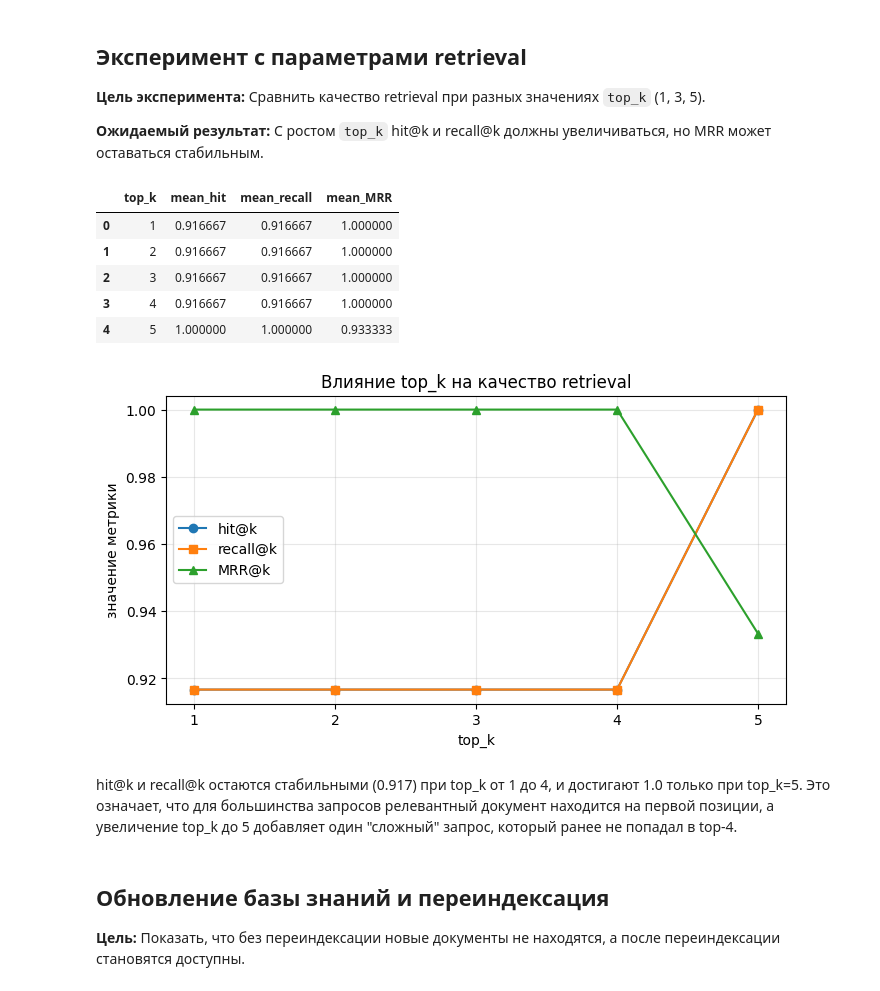
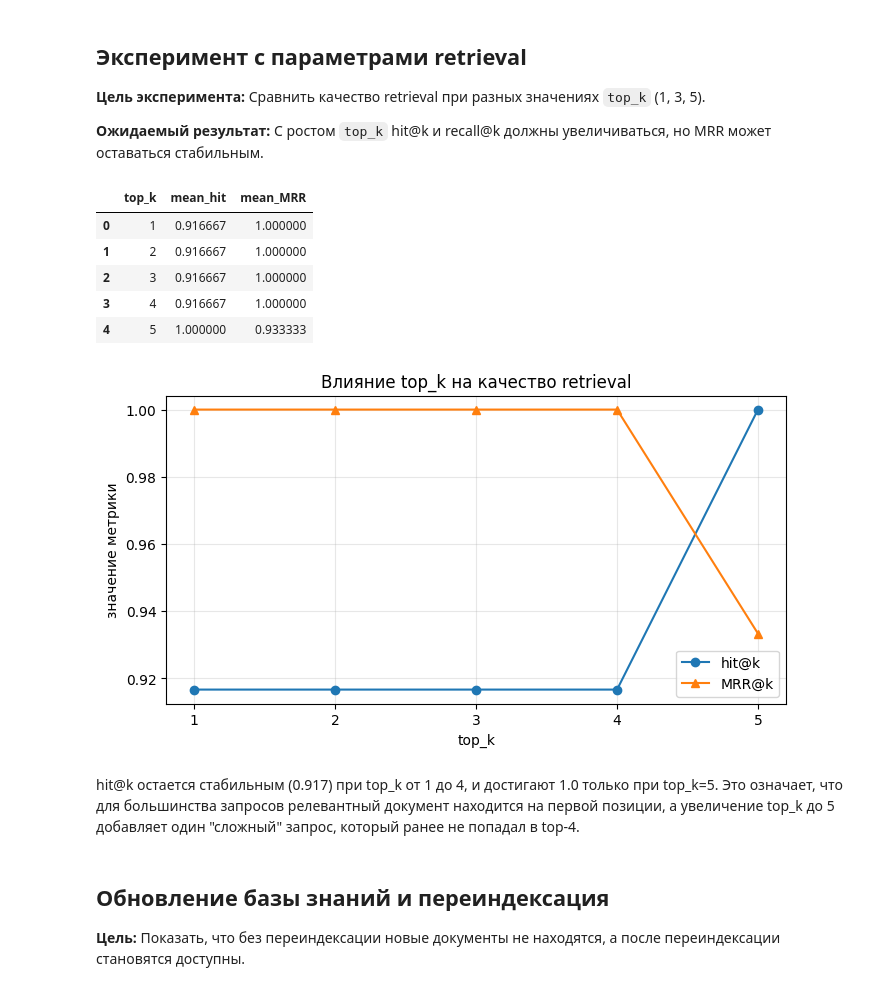
Before and after one commit to dashaaasd/Mazunina-group-2, a Jupyter notebook: homeworks/HW14/HW14.ipynb, the cells around one changed output. Drawn from its saved outputs; the diff is of its cells as text; code cells hidden in the pictures.

```diff
--- a/homeworks/HW14/HW14.ipynb
+++ b/homeworks/HW14/HW14.ipynb
@@ -51,19 +51,30 @@ NumPy: 2.4.3
 Pandas: 2.3.3
 FAISS available: True
 # %%
-# Фиксируем seed и определяем устройство.
+import random
+import numpy as np
+
 def set_seed(seed: int = 42) -> None:
     random.seed(seed)
     np.random.seed(seed)
 
+    try:
+        import torch
+        torch.manual_seed(seed)
+        if torch.cuda.is_available():
+            torch.cuda.manual_seed(seed)
+            torch.cuda.manual_seed_all(seed)  # для multi-GPU
+            torch.backends.cudnn.deterministic = True
+            torch.backends.cudnn.benchmark = False
+    except ImportError:
+        pass  # torch не установлен
 
 set_seed(42)
 
 try:
     import torch
-
     DEVICE = "cuda" if torch.cuda.is_available() else "cpu"
-except Exception:
+except ImportError:
     DEVICE = "cpu"
 
 print("Устройство для работы:", DEVICE)
@@ -855,53 +871,54 @@ Notes:
 
 **Ожидаемый результат:** С ростом `top_k` hit@k и recall@k должны увеличиваться, но MRR может оставаться стабильным.
 # %%
+import matplotlib.pyplot as plt
+
 def compute_mrr(results_df: pd.DataFrame) -> float:
-    """Вычисляет MRR (Mean Reciprocal Rank) для одного запроса"""
+    """Вычисляет MRR (Mean Reciprocal Rank)"""
     first_relevant = results_df["rank_of_first_relevant"]
     valid_ranks = first_relevant[first_relevant.notna()]
     if len(valid_ranks) == 0:
         return 0.0
     return (1.0 / valid_ranks).mean()
 
-
+# Переиспользуем существующую функцию evaluate_retrieval
 topk_values = [1, 2, 3, 4, 5]
 experiment_results = []
 
 for top_k in topk_values:
     eval_df = evaluate_retrieval(benchmark_queries, artifacts=artifacts, top_k=top_k)
     mrr = compute_mrr(eval_df)
 
+    # Переименовываем колонки для эксперимента
     experiment_results.append({
         "top_k": top_k,
-        "mean_hit": eval_df[f"hit@{top_k}"].mean(),
-        "mean_recall": eval_df[f"recall@{top_k}"].mean(),
+        "mean_hit": eval_df["hit_at_k"].mean(),
         "mean_MRR": mrr,
     })
 
 exp_df = pd.DataFrame(experiment_results)
 display(exp_df)
 
 plt.figure(figsize=(8, 4))
 plt.plot(exp_df["top_k"], exp_df["mean_hit"], marker="o", label="hit@k")
-plt.plot(exp_df["top_k"], exp_df["mean_recall"], marker="s", label="recall@k")
 plt.plot(exp_df["top_k"], exp_df["mean_MRR"], marker="^", label="MRR@k")
-plt.xticks([1, 2, 3, 4, 5])  # ← добавить эту строку
+plt.xticks(topk_values)
 plt.xlabel("top_k")
 plt.ylabel("значение метрики")
 plt.title("Влияние top_k на качество retrieval")
 plt.legend()
 plt.grid(alpha=0.3)
 plt.show()
 # %% [output]
-|  | top_k | mean_hit | mean_recall | mean_MRR |
-| 0 | 1 | 0.916667 | 0.916667 | 1.000000 |
-| 1 | 2 | 0.916667 | 0.916667 | 1.000000 |
-| 2 | 3 | 0.916667 | 0.916667 | 1.000000 |
-| 3 | 4 | 0.916667 | 0.916667 | 1.000000 |
-| 4 | 5 | 1.000000 | 1.000000 | 0.933333 |
+|  | top_k | mean_hit | mean_MRR |
+| 0 | 1 | 0.916667 | 1.000000 |
+| 1 | 2 | 0.916667 | 1.000000 |
+| 2 | 3 | 0.916667 | 1.000000 |
+| 3 | 4 | 0.916667 | 1.000000 |
+| 4 | 5 | 1.000000 | 0.933333 |
-[figure, old version]
+[figure, new version]
 # %% [markdown]
-hit@k и recall@k остаются стабильными (0.917) при top_k от 1 до 4, и достигают 1.0 только при top_k=5. Это означает, что для большинства запросов релевантный документ находится на первой позиции, а увеличение top_k до 5 добавляет один "сложный" запрос, который ранее не попадал в top-4.
+hit@k остается стабильным (0.917) при top_k от 1 до 4, и достигают 1.0 только при top_k=5. Это означает, что для большинства запросов релевантный документ находится на первой позиции, а увеличение top_k до 5 добавляет один "сложный" запрос, который ранее не попадал в top-4.
 # %% [markdown]
 ## Обновление базы знаний и переиндексация
 
```
Also changed, not shown: parts of 1 cell of this notebook, 1 other file.
